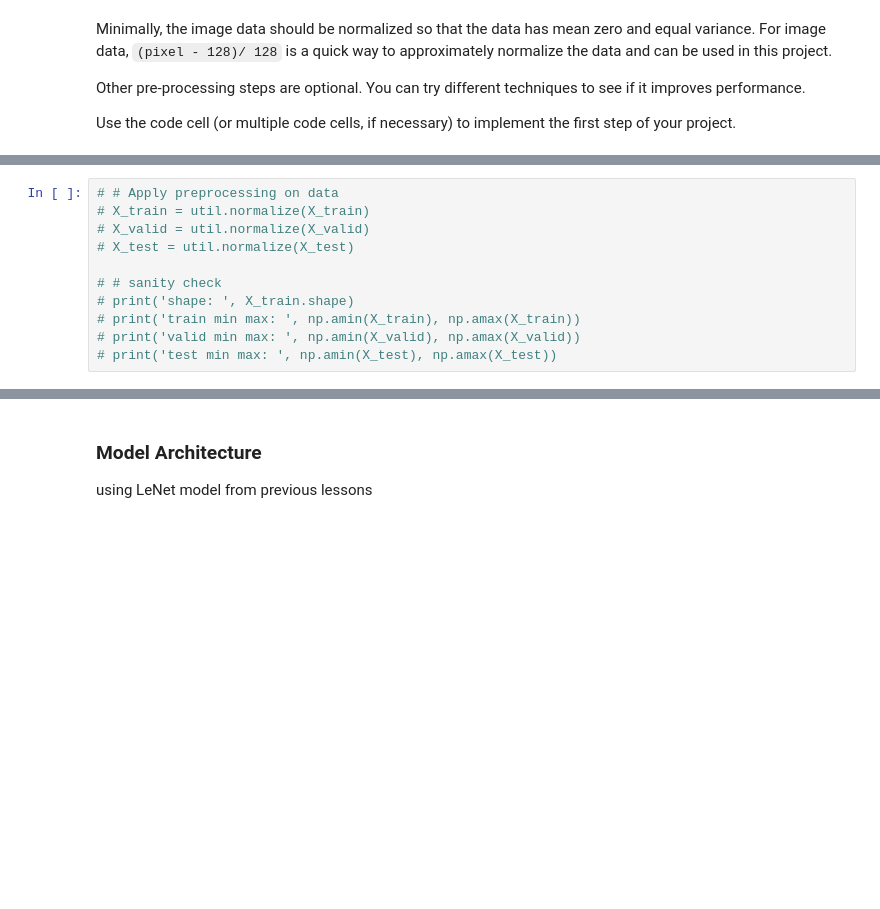
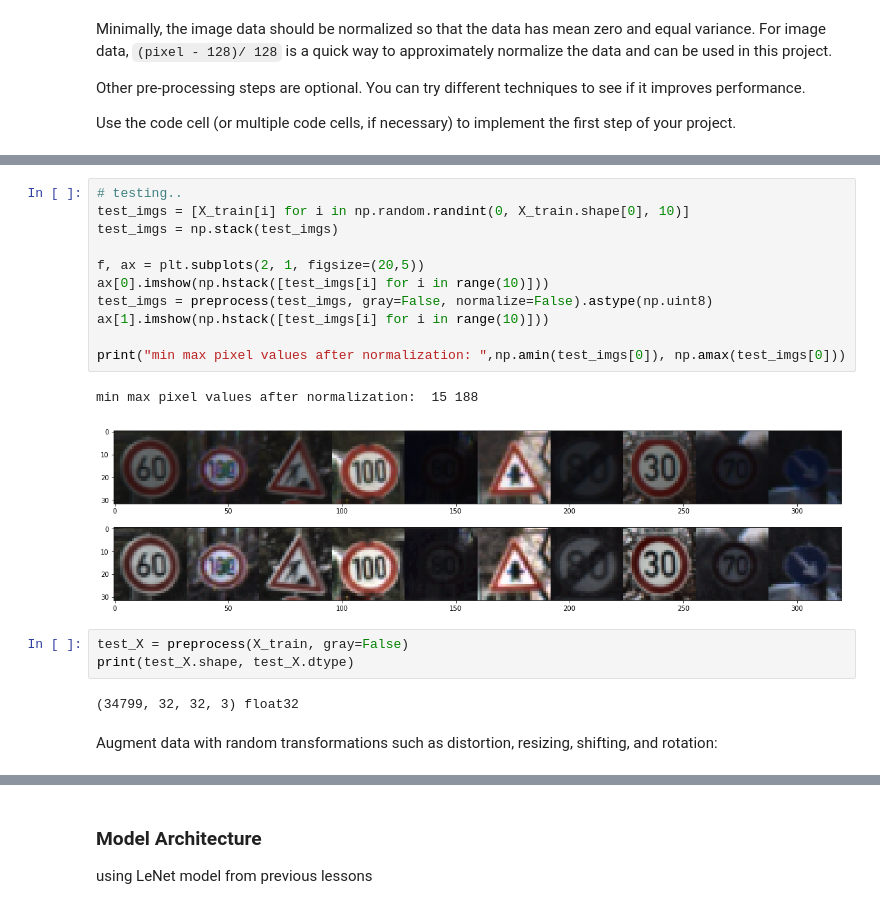
Before and after one commit to hvleejr/CarND-Traffic-Sign-Classifier-Project, a Jupyter notebook: Traffic_Sign_Classifier.ipynb, the cells around one changed output, grey strips where cells are left out. Cells and saved outputs as stored; diff of their text form; blank space fills up the shorter version.

```diff
--- a/Traffic_Sign_Classifier.ipynb
+++ b/Traffic_Sign_Classifier.ipynb
@@ -215,14 +226,24 @@ shape, min, max: (34799, 32, 32, 3) -0.49803922 0.5019608
-# %%
-# # Apply preprocessing on data
-# X_train = util.normalize(X_train)
-# X_valid = util.normalize(X_valid)
-# X_test = util.normalize(X_test)
-
-# # sanity check
-# print('shape: ', X_train.shape)
-# print('train min max: ', np.amin(X_train), np.amax(X_train))
-# print('valid min max: ', np.amin(X_valid), np.amax(X_valid))
-# print('test min max: ', np.amin(X_test), np.amax(X_test))
+# %%
+# testing..
+test_imgs = [X_train[i] for i in np.random.randint(0, X_train.shape[0], 10)]
+test_imgs = np.stack(test_imgs)
+
+f, ax = plt.subplots(2, 1, figsize=(20,5))
+ax[0].imshow(np.hstack([test_imgs[i] for i in range(10)]))
+test_imgs = preprocess(test_imgs, gray=False, normalize=False).astype(np.uint8)
+ax[1].imshow(np.hstack([test_imgs[i] for i in range(10)]))
+
+print("min max pixel values after normalization: ",np.amin(test_imgs[0]), np.amax(test_imgs[0]))
+# %% [output]
+min max pixel values after normalization:  15 188
+[figure, added]
+# %%
+test_X = preprocess(X_train, gray=False)
+print(test_X.shape, test_X.dtype)
+# %% [output]
+(34799, 32, 32, 3) float32
+# %% [markdown]
+Augment data with random transformations such as distortion, resizing, shifting, and rotation:
 # %%
 # test image augmentation
 n = 8
```
Also changed, not shown: parts of 13 cells of this notebook, 7 other files.
